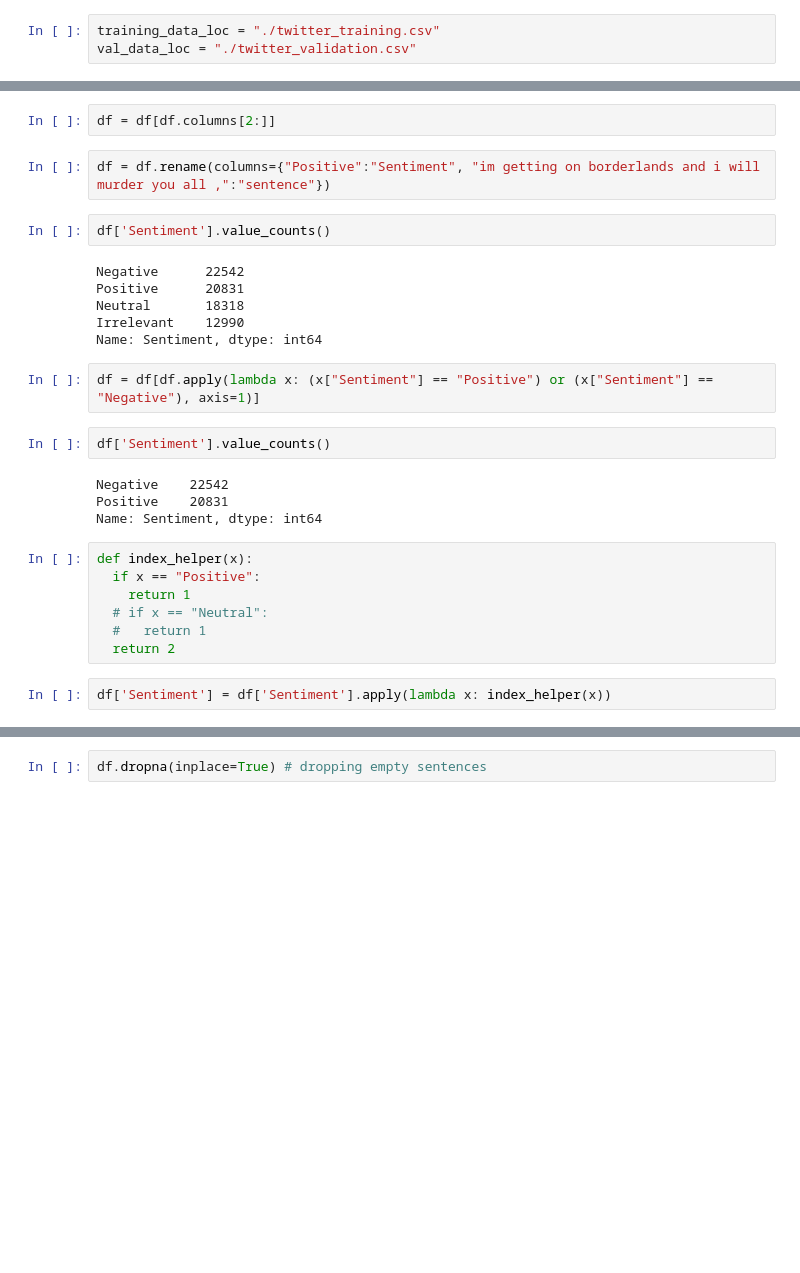
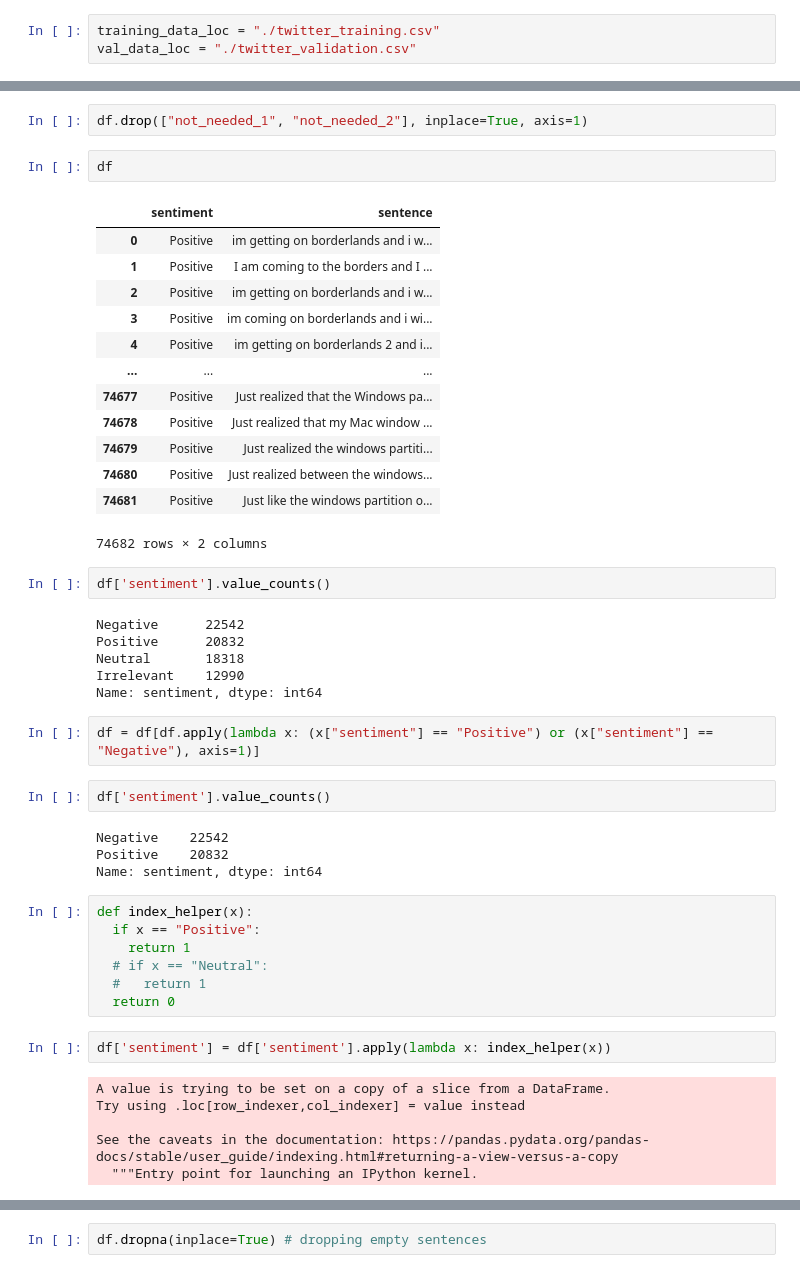
Before and after one commit to Hammad-001/wireless-ECG-diagnosis-system, a Jupyter notebook: Basics of Transformers/sentiment analysis with transformer.ipynb, the cells around one changed output, grey strips where cells are left out. Cells and saved outputs as stored; diff of their text form; blank space fills up the shorter version.

```diff
--- a/Basics of Transformers/sentiment analysis with transformer.ipynb
+++ b/Basics of Transformers/sentiment analysis with transformer.ipynb
@@ -49,32 +49,52 @@ df
-# %%
-df = df[df.columns[2:]]
-# %%
-df = df.rename(columns={"Positive":"Sentiment", "im getting on borderlands and i will murder you all ,":"sentence"})
+# %%
+df.drop(["not_needed_1", "not_needed_2"], inplace=True, axis=1)
+# %%
+df
+# %% [output]
+|  | sentiment | sentence |
+| 0 | Positive | im getting on borderlands and i w... |
+| 1 | Positive | I am coming to the borders and I ... |
+| 2 | Positive | im getting on borderlands and i w... |
+| 3 | Positive | im coming on borderlands and i wi... |
+| 4 | Positive | im getting on borderlands 2 and i... |
+| ... | ... | ... |
+| 74677 | Positive | Just realized that the Windows pa... |
+| 74678 | Positive | Just realized that my Mac window ... |
+| 74679 | Positive | Just realized the windows partiti... |
+| 74680 | Positive | Just realized between the windows... |
+| 74681 | Positive | Just like the windows partition o... |
+74682 rows × 2 columns
 # %%
-df['Sentiment'].value_counts()
+df['sentiment'].value_counts()
 # %% [output]
 Negative      22542
-Positive      20831
+Positive      20832
 Neutral       18318
 Irrelevant    12990
-Name: Sentiment, dtype: int64
+Name: sentiment, dtype: int64
 # %%
-df = df[df.apply(lambda x: (x["Sentiment"] == "Positive") or (x["Sentiment"] == "Negative"), axis=1)]
+df = df[df.apply(lambda x: (x["sentiment"] == "Positive") or (x["sentiment"] == "Negative"), axis=1)]
 # %%
-df['Sentiment'].value_counts()
+df['sentiment'].value_counts()
 # %% [output]
 Negative    22542
-Positive    20831
-Name: Sentiment, dtype: int64
+Positive    20832
+Name: sentiment, dtype: int64
 # %%
 def index_helper(x):
   if x == "Positive":
     return 1
   # if x == "Neutral":
   #   return 1
-  return 2
+  return 0
 # %%
-df['Sentiment'] = df['Sentiment'].apply(lambda x: index_helper(x))
+df['sentiment'] = df['sentiment'].apply(lambda x: index_helper(x))
+# %% [output]
+A value is trying to be set on a copy of a slice from a DataFrame.
+Try using .loc[row_indexer,col_indexer] = value instead
+
+See the caveats in the documentation: https://pandas.pydata.org/pandas-docs/stable/user_guide/indexing.html#returning-a-view-versus-a-copy
+  """Entry point for launching an IPython kernel.
 # %%
 df = shuffle(df)
 
```
Also changed, not shown: parts of 29 cells of this notebook.
